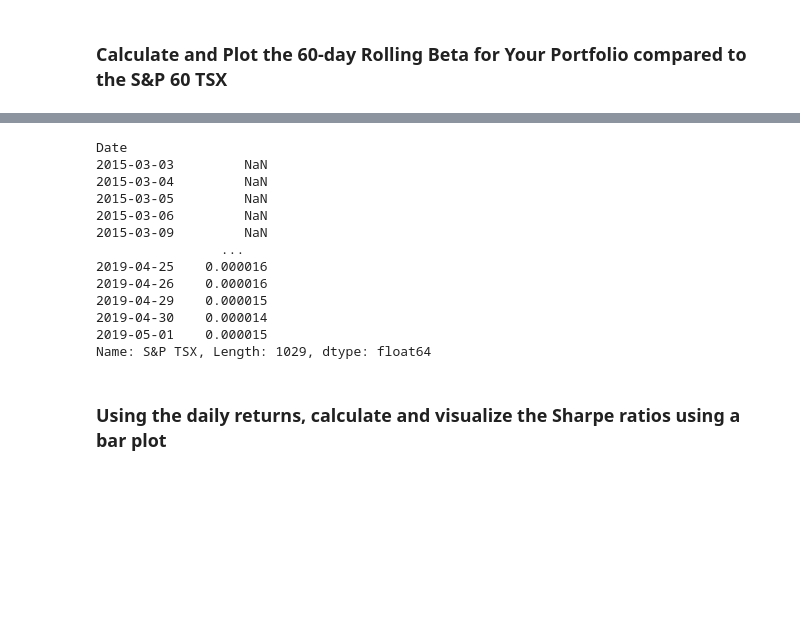
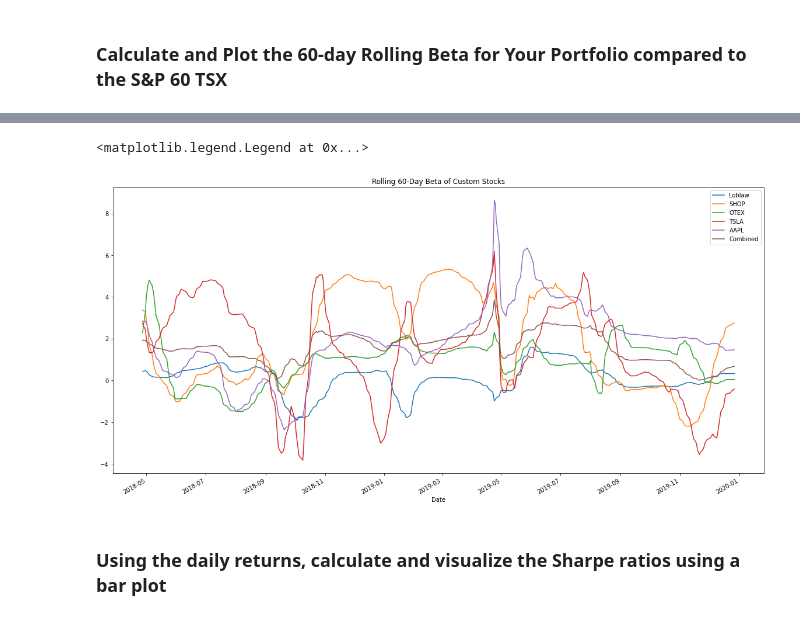
Before and after one commit to vjreddy2001/Portfolio, a Jupyter notebook: whale_analysis.ipynb, the cells around one changed output, grey strips where cells are left out. Cells and saved outputs as stored; diff of their text form; code cells hidden in the pictures; blank space fills up the shorter version.

Commit message:
Calculated and plot Beta value on custom portfolio

```diff
--- a/whale_analysis.ipynb
+++ b/whale_analysis.ipynb
@@ -717,23 +686,39 @@ rolling_sptsx = daily_returns_sp_tsx_history.rolling(window=60).mean()
-# %%
-
-# rolling variance of S&P TSX
-rolling_variance_sptsx = joined_portfolio["S&P TSX"].rolling(window=30).var()
-rolling_variance_sptsx
-
-#covariance = rolling_portfolio.cov(rolling_sptsx)
-# %% [output]
-Date
-2015-03-03         NaN
-2015-03-04         NaN
-2015-03-05         NaN
-2015-03-06         NaN
-2015-03-09         NaN
-                ...
-2019-04-25    0.000016
-2019-04-26    0.000016
-2019-04-29    0.000015
-2019-04-30    0.000014
-2019-05-01    0.000015
-Name: S&P TSX, Length: 1029, dtype: float64
+# %%
+# Calculate and plot Beta
+
+covariance_rolling_Loblaw = joined_custom_portfolio["Loblaw"].rolling(window=60).cov(joined_custom_portfolio["S&P TSX"])
+covariance_rolling_SHOP = joined_custom_portfolio["SHOP"].rolling(window=60).cov(joined_custom_portfolio["S&P TSX"])
+covariance_rolling_OTEX = joined_custom_portfolio["OTEX"].rolling(window=60).cov(joined_custom_portfolio["S&P TSX"])
+covariance_rolling_TSLA = joined_custom_portfolio["TSLA"].rolling(window=60).cov(joined_custom_portfolio["S&P TSX"])
+covariance_rolling_AAPL = joined_custom_portfolio["AAPL"].rolling(window=60).cov(joined_custom_portfolio["S&P TSX"])
+covariance_rolling_SP_TSX = joined_custom_portfolio["S&P TSX"].rolling(window=60).cov(joined_custom_portfolio["S&P TSX"])
+covariance_rolling_Combined = joined_custom_portfolio["Combined"].rolling(window=60).cov(joined_custom_portfolio["S&P TSX"])
+
+# Calculating 60-day rolling variance of S&P 500
+variance_rolling_sptsx = joined_custom_portfolio["S&P TSX"].rolling(window=60).var()
+variance_rolling_sptsx
+
+#beta_rolling_custom_portfolio
+beta_rolling_Loblaw = covariance_rolling_Loblaw / variance_rolling_sptsx
+beta_rolling_SHOP = covariance_rolling_SHOP / variance_rolling_sptsx
+beta_rolling_OTEX = covariance_rolling_OTEX / variance_rolling_sptsx
+beta_rolling_TSLA = covariance_rolling_TSLA / variance_rolling_sptsx
+beta_rolling_AAPL = covariance_rolling_AAPL / variance_rolling_sptsx
+#beta_rolling_SP_TSX = covariance_rolling_SP_TSX / variance_rolling_sptsx
+beta_rolling_Combined = covariance_rolling_Combined / variance_rolling_sptsx
+
+# Ploting beta values
+ax = beta_rolling_Loblaw.plot(figsize=(20, 10), title="Rolling 60-Day Beta of Custom Stocks")
+beta_rolling_SHOP.plot(ax=ax)
+beta_rolling_OTEX.plot(ax=ax)
+beta_rolling_TSLA.plot(ax=ax)
+beta_rolling_AAPL.plot(ax=ax)
+beta_rolling_Combined.plot(ax=ax)
+
+# Set the legend of the figure
+ax.legend(["Loblaw", "SHOP", "OTEX", "TSLA" ,"AAPL", "Combined"])
+# %% [output]
+<matplotlib.legend.Legend at 0x...>
+[figure, added]
 # %% [markdown]
 ### Using the daily returns, calculate and visualize the Sharpe ratios using a bar plot
```
Also changed, not shown: parts of 4 cells of this notebook.
